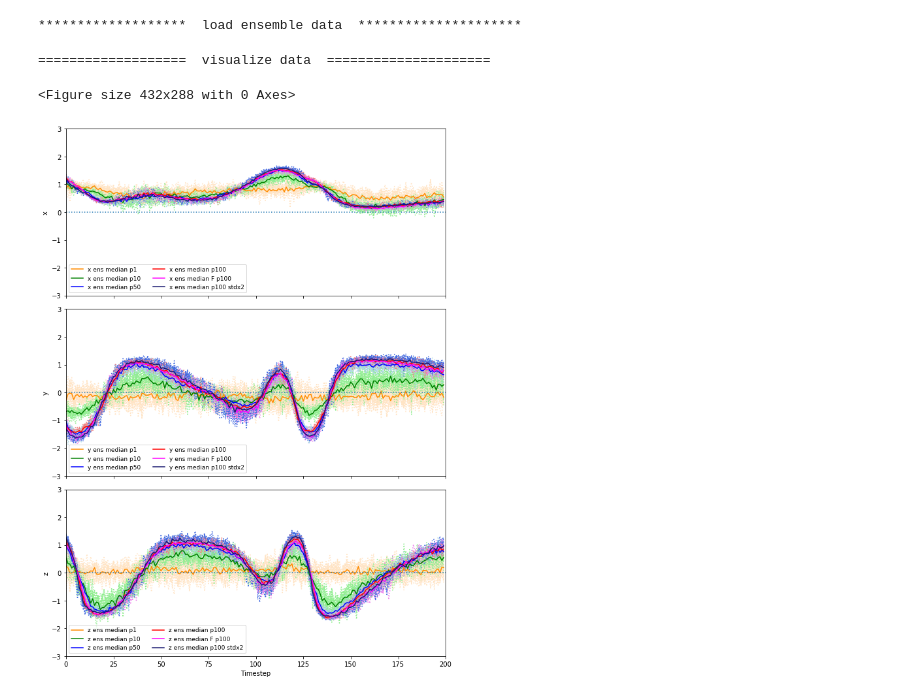
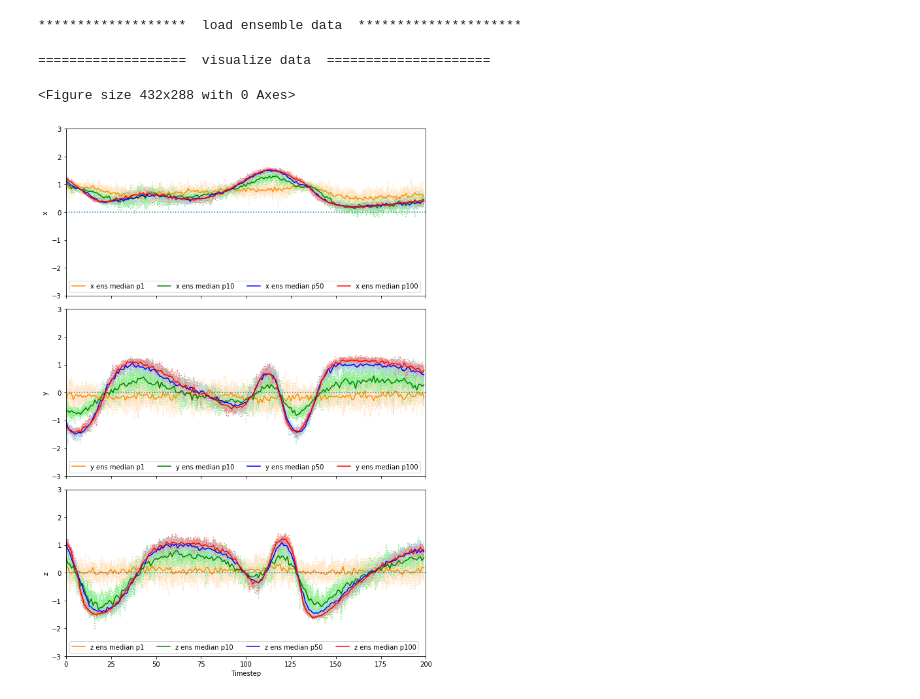
Before and after one commit to geek-yang/DeepArctic, a Jupyter notebook: BayesMap/Lorenz84/comp_forecast_loss_penalty_Lorens84.ipynb, the cells around one changed output. Cells and saved outputs as stored; diff of their text form; code cells hidden in the pictures.

Commit message:
check spread of lead time

```diff
--- a/BayesMap/Lorenz84/comp_forecast_loss_penalty_Lorens84.ipynb
+++ b/BayesMap/Lorenz84/comp_forecast_loss_penalty_Lorens84.ipynb
@@ -498,9 +505,9 @@ G_ex = [1.000010 : 0.999990] **~0.001%**<br>
 # %% [output]
 *******************  load ensemble data  *********************
 # %%
-    #######################################################################
-    ########    visualization of lead time dependent prediction    ########
-    #######################################################################
+    #######################################################################################
+    ########    visualization of lead time dependent prediction - scaling factor   ########
+    #######################################################################################
     index = np.arange(test_len)
     print ('===================  visualize data  =====================')
 
@@ -537,19 +544,12 @@ G_ex = [1.000010 : 0.999990] **~0.001%**<br>
         ax3.plot(index, predictand_p100[i, 2, :, 0] * (z_max - z_min) + z_min,
                  color='lightcoral', linestyle='dotted')
 
-        ax1.plot(index, predictand_F_p100[i, 0, :, 0] * (x_max - x_min) + x_min,
-                 color='violet', linestyle='dotted')
-        ax2.plot(index, predictand_F_p100[i, 1, :, 0] * (y_max - y_min) + y_min,
-                 color='violet', linestyle='dotted')
-        ax3.plot(index, predictand_F_p100[i, 2, :, 0] * (z_max - z_min) + z_min,
-                 color='violet', linestyle='dotted')
-
-        ax1.plot(index, predictand_p100_stdx2[i, 0, :, 0] * (x_max - x_min) + x_min,
-                 color='royalblue', linestyle='dotted')
-        ax2.plot(index, predictand_p100_stdx2[i, 1, :, 0] * (y_max - y_min) + y_min,
-                 color='royalblue', linestyle='dotted')
-        ax3.plot(index, predictand_p100_stdx2[i, 2, :, 0] * (z_max - z_min) + z_min,
-                 color='royalblue', linestyle='dotted')
+#         ax1.plot(index, predictand_F_p100[i, 0, :, 0] * (x_max - x_min) + x_min,
+#                  color='violet', linestyle='dotted')
+#         ax2.plot(index, predictand_F_p100[i, 1, :, 0] * (y_max - y_min) + y_min,
+#                  color='violet', linestyle='dotted')
+#         ax3.plot(index, predictand_F_p100[i, 2, :, 0] * (z_max - z_min) + z_min,
+#                  color='violet', linestyle='dotted')
     # median
     ax1.plot(index, predictand_median_p1[0, :, 0] * (x_max - x_min) + x_min,
              color='darkorange', linestyle='solid', label='x ens median p1')
@@ -579,47 +579,40 @@ G_ex = [1.000010 : 0.999990] **~0.001%**<br>
     ax3.plot(index, predictand_median_p100[2, :, 0] * (z_max - z_min) + z_min,
              color='red', linestyle='solid', label='z ens median p100')
 
-    ax1.plot(index, predictand_F_median_p100[0, :, 0] * (x_max - x_min) + x_min,
-             color='magenta', linestyle='solid', label='x ens median F p100')
-    ax2.plot(index, predictand_F_median_p100[1, :, 0] * (y_max - y_min) + y_min,
-             color='magenta', linestyle='solid', label='y ens median F p100')
-    ax3.plot(index, predictand_F_median_p100[2, :, 0] * (z_max - z_min) + z_min,
-             color='magenta', linestyle='solid', label='z ens median F p100')
-
-    ax1.plot(index, predictand_median_p100_stdx2[0, :, 0] * (x_max - x_min) + x_min,
-             color='midnightblue', linestyle='solid', label='x ens median p100 stdx2')
-    ax2.plot(index, predictand_median_p100_stdx2[1, :, 0] * (y_max - y_min) + y_min,
-             color='midnightblue', linestyle='solid', label='y ens median p100 stdx2')
-    ax3.plot(index, predictand_median_p100_stdx2[2, :, 0] * (z_max - z_min) + z_min,
-             color='midnightblue', linestyle='solid', label='z ens median p100 stdx2')
+#     ax1.plot(index, predictand_F_median_p100[0, :, 0] * (x_max - x_min) + x_min,
+#              color='magenta', linestyle='solid', label='x ens median F p100')
+#     ax2.plot(index, predictand_F_median_p100[1, :, 0] * (y_max - y_min) + y_min,
+#              color='magenta', linestyle='solid', label='y ens median F p100')
+#     ax3.plot(index, predictand_F_median_p100[2, :, 0] * (z_max - z_min) + z_min,
+#              color='magenta', linestyle='solid', label='z ens median F p100')
 
     ax1.axhline(y=0, ls = ':')
     ax2.axhline(y=0, ls = ':')
     ax3.axhline(y=0, ls = ':')
 
     ax1.set_ylim(-3, 3)
     ax2.set_ylim(-3, 3)
     ax3.set_ylim(-3, 3)
 
     ax1.set_xlim(0, test_len)
     ax2.set_xlim(0, test_len)
     ax3.set_xlim(0, test_len)
 
-    ax1.legend(frameon=True, loc=3, prop={'size': 9}, ncol=2)
-    ax2.legend(frameon=True, loc=3, prop={'size': 9}, ncol=2)
-    ax3.legend(frameon=True, loc=3, prop={'size': 9}, ncol=2)
+    ax1.legend(frameon=True, loc=3, prop={'size': 10}, ncol=4)
+    ax2.legend(frameon=True, loc=3, prop={'size': 10}, ncol=4)
+    ax3.legend(frameon=True, loc=3, prop={'size': 10}, ncol=4)
 
     ax1.set_ylabel("x")
     ax2.set_ylabel("y")
     ax3.set_ylabel("z")
 
     plt.xlabel("Timestep")
 
     plt.tight_layout()
 
     plt.show()
     fig03.savefig(os.path.join(output_path,'BayesConvLSTM_forecast_lorenz84_series_ens_comp_penalty.png'),dpi=200)
 # %% [output]
 ===================  visualize data  =====================
 <Figure size 432x288 with 0 Axes>
-[figure, old version]
+[figure, new version]
```
Also changed, not shown: parts of 8 cells of this notebook, 4 other files.
